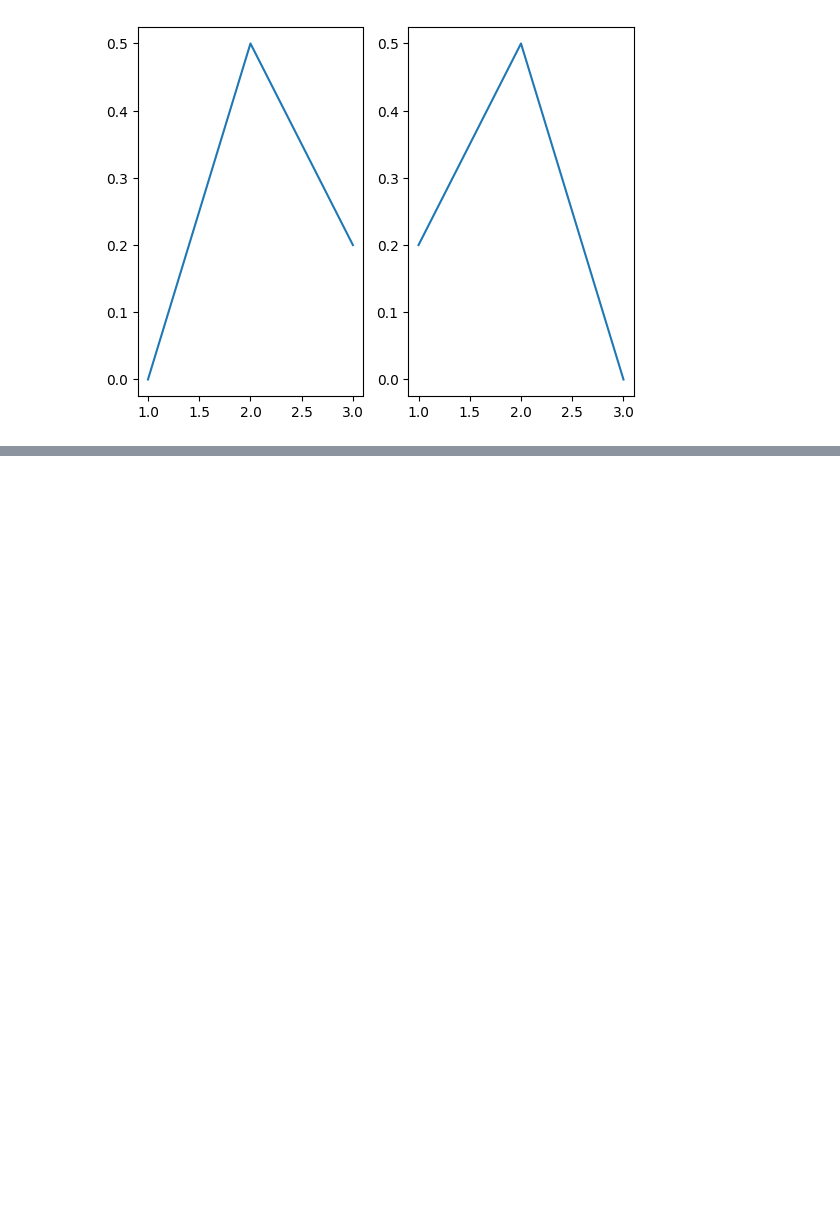
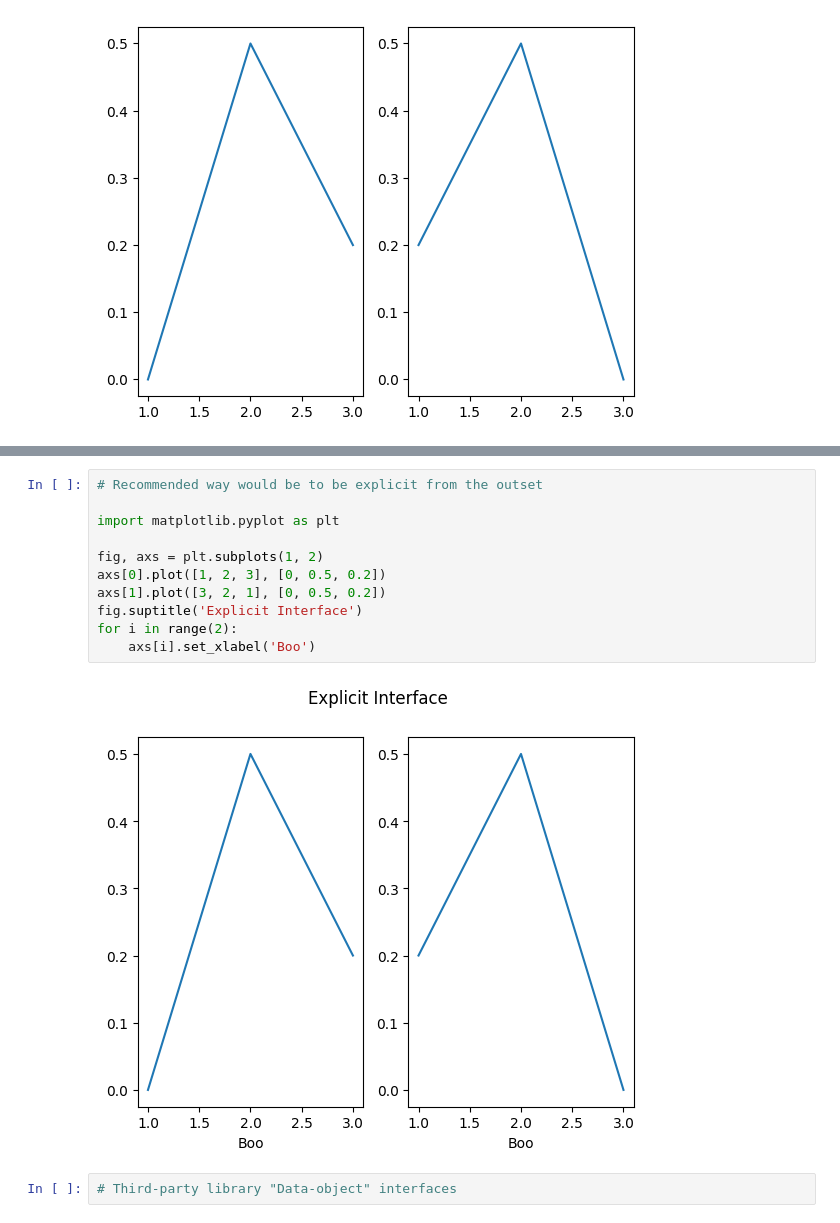
Before and after one commit to Manan2k4/ML-Learnings, a Jupyter notebook: matplotlib/Quick start guide/matplot-APIs.ipynb, the cells around one changed output, grey strips where cells are left out. Drawn from its saved outputs; the diff is of its cells as text; blank space fills up the shorter version.

```diff
--- a/matplotlib/Quick start guide/matplot-APIs.ipynb
+++ b/matplotlib/Quick start guide/matplot-APIs.ipynb
@@ -44,0 +80,15 @@ axs[1].plot([3, 2, 1], [0, 0.5, 0.2])
+# %%
+# Recommended way would be to be explicit from the outset
+
+import matplotlib.pyplot as plt
+
+fig, axs = plt.subplots(1, 2)
+axs[0].plot([1, 2, 3], [0, 0.5, 0.2])
+axs[1].plot([3, 2, 1], [0, 0.5, 0.2])
+fig.suptitle('Explicit Interface')
+for i in range(2):
+    axs[i].set_xlabel('Boo')
+# %% [output]
+[figure, added]
+# %%
+# Third-party library "Data-object" interfaces
```
Also changed, not shown: parts of 2 cells of this notebook.
